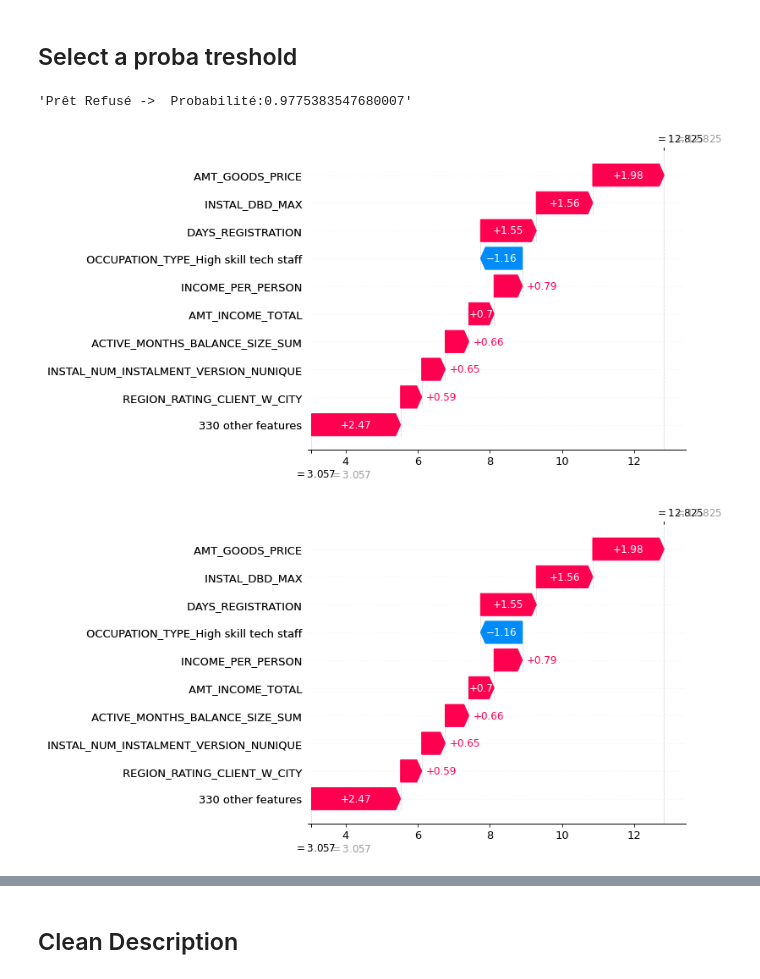
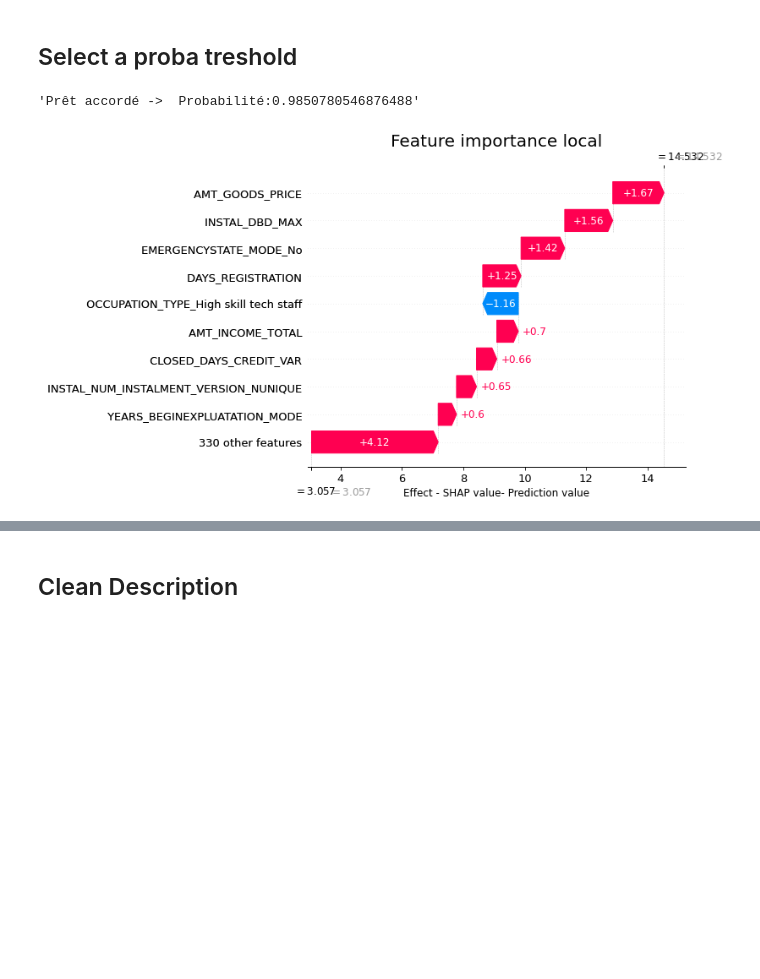
Before and after one commit to Ludo13009/projet-7-home-credit-OC, a Jupyter notebook: notebooks/Preparation_of_predictions_and_Feature_Importance..ipynb, the cells around one changed output, grey strips where cells are left out. Saved outputs shown, nothing was run; the diff lists cells and outputs as text; code cells hidden in the pictures; blank space fills up the shorter version.

Commit message:
optim graph, doc and repush

```diff
--- a/notebooks/Preparation_of_predictions_and_Feature_Importance..ipynb
+++ b/notebooks/Preparation_of_predictions_and_Feature_Importance..ipynb
@@ -108,31 +99,34 @@ def predict_class_and_proba_customer(data, id_, preprocess, model):
 
 
 def feature_importance_local_graphics(id_, top_n_features):
+    plt.title("Feature importance local", size=20)
+    plt.xlabel("Effect - SHAP value- Prediction value", size=12)
     index_id_ = list_of_ids_in_order.index(id_)
-    fig = plt.figure(figsize=(10, 8))
     shap.plots._waterfall.waterfall_legacy(lgbm_explainer.expected_value[1], lgbm_shap_values[0][index_id_],
                                            features=inputs.loc[id_], max_display=top_n_features)
     plt.show()
-    return fig
+    return
 
 def boxplot_by_feature(df, feature_name):
     fig1 = plt.figure(figsize=(10, 8))
+    plt.title("Représentation schématique des quartiles, médiane et moyenne", size=15)
     sns.boxplot(data=df[[feature_name]], showfliers=False, showmeans=True)
     fig1.show()
     fig2 = plt.figure(figsize=(10, 8))
+    plt.title("Séparation entre Prêt accordé et Prêt refusé", size=15)
     sns.boxplot(x='predict', y=feature_name, showfliers=False, showmeans=True, data=df)
     fig2.show()
     return fig1, fig2
 
 def barplot_by_feature(df, feature_name):
-    fig = plt.figure(figsize=(10, 8))
+    plt.title("Répartition des valeurs et Séparation entre Prêt accordé et Prêt refusé", size=15)
     df = df.copy()
     df['iniatialize'] = 1
     df = df[[feature_name, 'predict', 'iniatialize']].groupby([feature_name, 'predict']).count().reset_index()
-    sns.barplot(x=df.NAME_CONTRACT_TYPE, y=df.iniatialize, hue=df.predict)
+    sns.barplot(x=df[feature_name], y=df.iniatialize, hue=df.predict)
     plt.xticks(rotation=0)
-    fig.show()
-    return fig
+    plt.show()
+    return
 
 def box_or_bar_plot(df, feature_name, id_):
     if feature_name in continuous_variables:
@@ -157,17 +151,15 @@ data_predict_0 = data_predict[data_predict.predict == 0]
 data_predict_0['proba'] = data_predict_0.list_of_proba.apply(extract_proba, i=0)
 list_of_best_customer_ids = data_predict_0[data_predict_0.proba > 0.95].head(10).index.tolist()
 # %%
-user_id = 100396
+user_id = 100003
 # %%
 predict_class_and_proba_customer(data=inputs, id_=user_id, preprocess=preprocessor, model=lgbm_model)
 # %% [output]
-'Prêt Refusé ->  Probabilité:0.9775383547680007'
+'Prêt accordé ->  Probabilité:0.9850780546876488'
 # %%
-feature_importance_local_graph = feature_importance_local_graphics(id_=user_id, top_n_features=10)
-feature_importance_local_graph
+feature_importance_local_graphics(id_=user_id, top_n_features=10)
 # %% [output]
-[figure, old version]
+[figure, new version]
-[figure, removed]
 # %%
 user_feature = 'AMT_GOODS_PRICE'
 # %%
```
Also changed, not shown: parts of 6 cells of this notebook, 2 other files.
